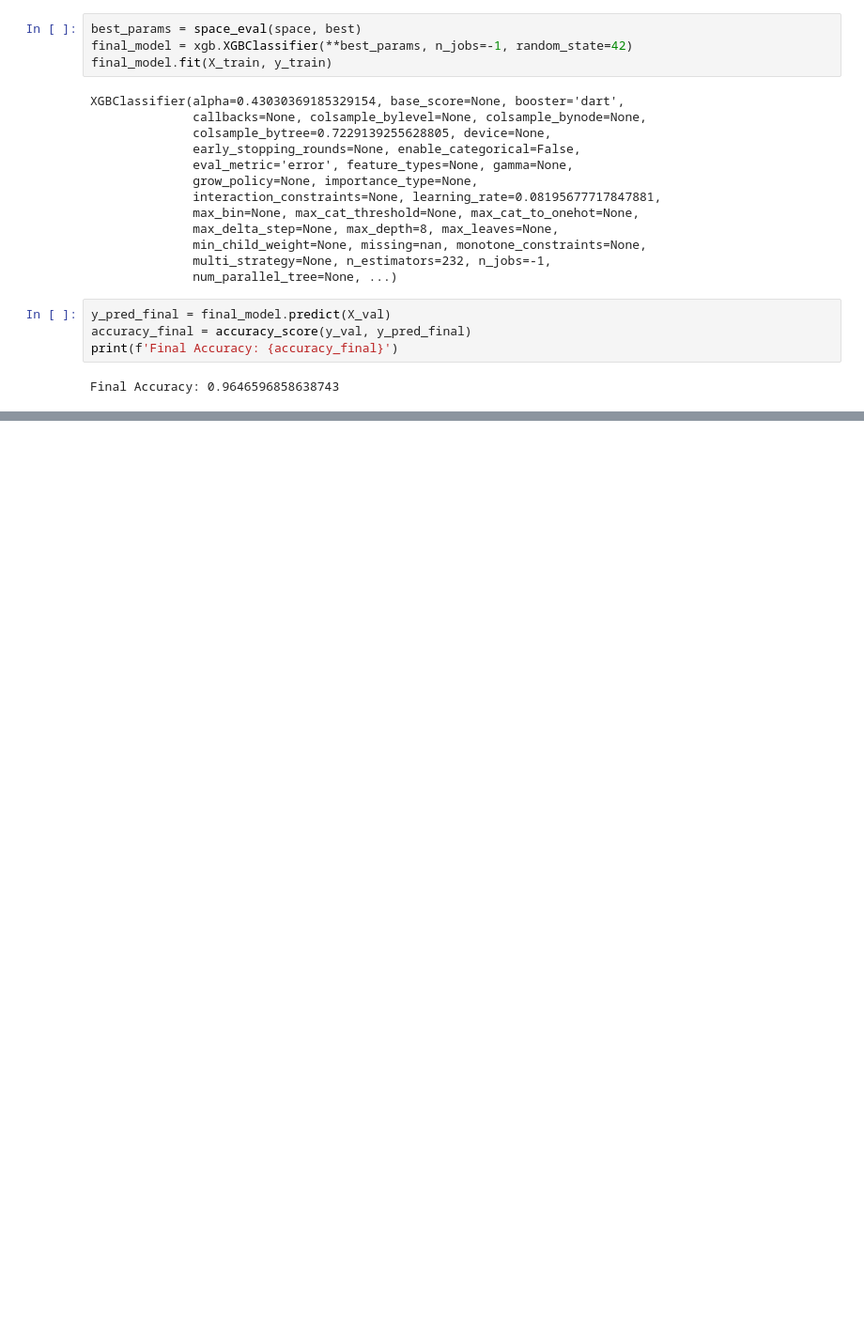
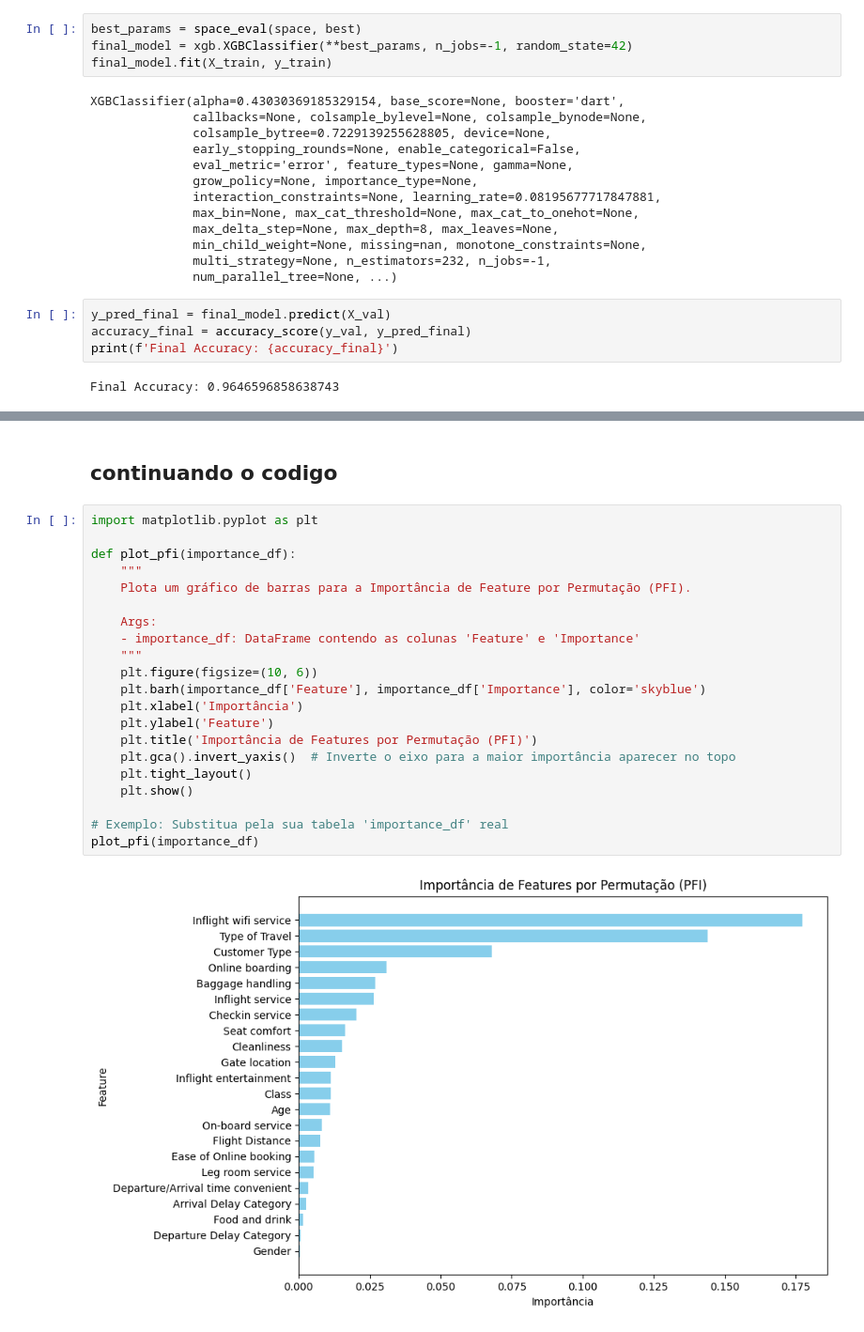
Before and after one commit to lucasacioly/Redes-Neurais, a Jupyter notebook: xgboosting.ipynb, the cells around one changed output, grey strips where cells are left out. Shown at 94% size. Drawn from its saved outputs; the diff is of its cells as text; blank space fills up the shorter version.

```diff
--- a/xgboosting.ipynb
+++ b/xgboosting.ipynb
@@ -463,0 +578,25 @@ Final Accuracy: 0.9646596858638743
+# %% [markdown]
+## continuando o codigo
+# %%
+import matplotlib.pyplot as plt
+
+def plot_pfi(importance_df):
+    """
+    Plota um gráfico de barras para a Importância de Feature por Permutação (PFI).
+
+    Args:
+    - importance_df: DataFrame contendo as colunas 'Feature' e 'Importance'
+    """
+    plt.figure(figsize=(10, 6))
+    plt.barh(importance_df['Feature'], importance_df['Importance'], color='skyblue')
+    plt.xlabel('Importância')
+    plt.ylabel('Feature')
+    plt.title('Importância de Features por Permutação (PFI)')
+    plt.gca().invert_yaxis()  # Inverte o eixo para a maior importância aparecer no topo
+    plt.tight_layout()
+    plt.show()
+
+# Exemplo: Substitua pela sua tabela 'importance_df' real
+plot_pfi(importance_df)
+# %% [output]
+[figure, added]
```
Also changed, not shown: parts of 30 cells of this notebook, 6 other files.
